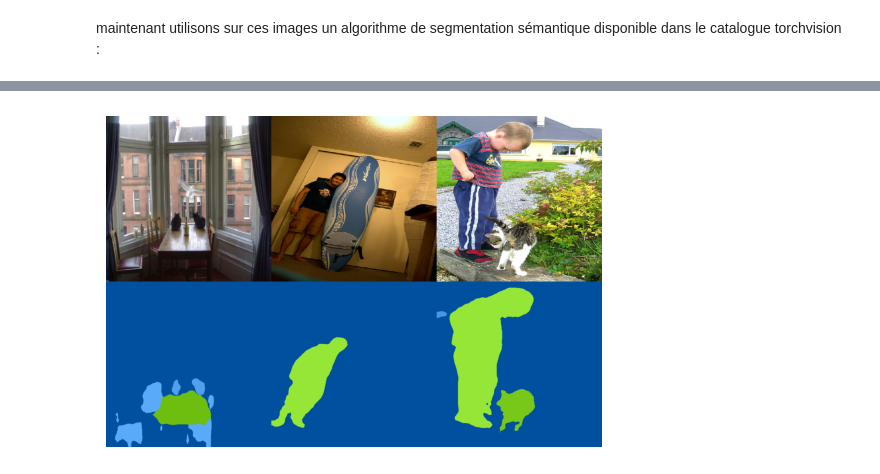
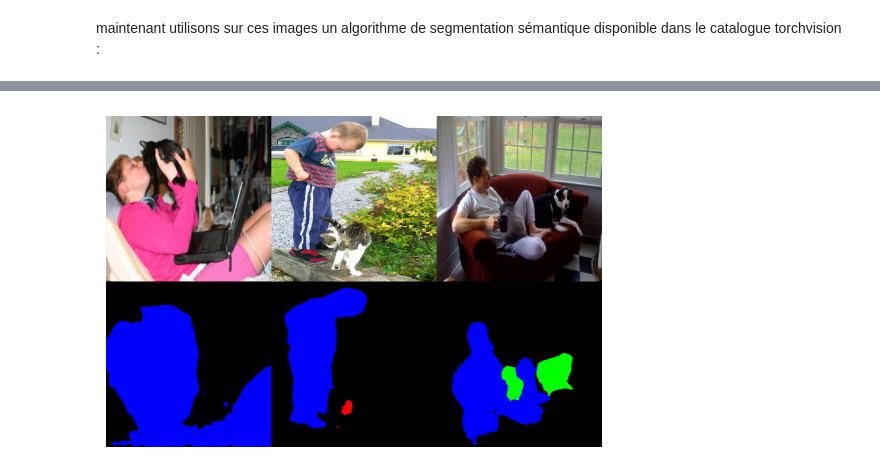
Before and after one commit to achanhon/coursdeeplearningcolab, a Jupyter notebook: Untitled19.ipynb, the cells around one changed output, grey strips where cells are left out. Drawn from its saved outputs; the diff is of its cells as text; code cells hidden in the pictures.

```diff
--- a/Untitled19.ipynb
+++ b/Untitled19.ipynb
@@ -23,9 +23,21 @@ print(os.listdir("."))
 import matplotlib.pyplot as plt
 import torch, torchvision
 
-im1 = torchvision.io.read_image("176597054_281f51ee6b_z.jpg").float()/255
-im2 = torchvision.io.read_image("4914789333_f5e52317af_z.jpg").float()/255
-im3 = torchvision.io.read_image("2928196999_acd5471d23_z.jpg").float()/255
+"""
+im1 = torchvision.io.read_image("217730183_8f58409e7c_z.jpg").float()/255
+im2 = torchvision.io.read_image("541870527_8fe599ec04_z.jpg").float()/255
+im3 = torchvision.io.read_image("2124681469_7ee4868747_z.jpg",mode=torchvision.io.ImageReadMode.RGB).float()/255
+
+
+im1 = torchvision.io.read_image("2711568708_89f2308b85_z.jpg").float()/255
+im2 = torchvision.io.read_image("2928196999_acd5471d23_z.jpg").float()/255
+im3 = torchvision.io.read_image("3016145160_497da1b387_z.jpg").float()/255
+"""
+
+im1 = torchvision.io.read_image("4683642953_2eeda0820e_z.jpg").float()/255
+im2 = torchvision.io.read_image("6911037487_cc68a9d5a4_z.jpg").float()/255
+im3 = torchvision.io.read_image("8139728801_60c233660e_z.jpg").float()/255
+
 
 im1 = torch.nn.functional.interpolate(im1.unsqueeze(0), size=512)[0]
 im2 = torch.nn.functional.interpolate(im2.unsqueeze(0), size=512)[0]
@@ -47,21 +62,23 @@ net = torchvision.models.segmentation.deeplabv3_resnet50(weights=torchvision.mod
 # %%
 with torch.no_grad():
   x = torch.stack([im1,im2,im3],dim=0)
   x = (x-0.5)/0.25 # preprocessing specifique à ce modèle ==> il faut regarder la doc https://pytorch.org/vision/main/models/generated/torchvision.models.segmentation.deeplabv3_resnet50.html#torchvision.models.segmentation.DeepLabV3_ResNet50_Weights
   z = net(x)["out"] # on prédit des cartes de score de confiance
+  z = z[:,[0,8,12,15],:,:] # we keep only person, cat and dog class
   _,z = z.max(1) # on prend le meilleur score
 
 # visualisation des prédictions : il faut transformer les indices de classes en couleur
 couleur = torch.zeros(3,3,512,512)
-for i in range(3):
-  for j in range(3):
-      couleur[i][j] = ((z[i].long()*10+j*80)%255).float()/255
+couleur[:,0,:,:] = (z==1).float() # red for cat
+couleur[:,1,:,:] = (z==2).float() # green for dog
+couleur[:,2,:,:] = (z==3).float() # blue for person
+
 visu = torch.cat([im1,im2,im3],dim=-1)
 visubis = torch.cat([couleur[0],couleur[1],couleur[2]],dim=-1)
 visu = torch.cat([visu,visubis],dim=1)
 visu = visu.cpu().numpy().transpose(1,2,0)
 plt.imshow(visu)
 plt.axis('off')
 plt.show()
 # %% [output]
-[figure, old version]
+[figure, new version]
```
Also changed, not shown: parts of 3 cells of this notebook.
